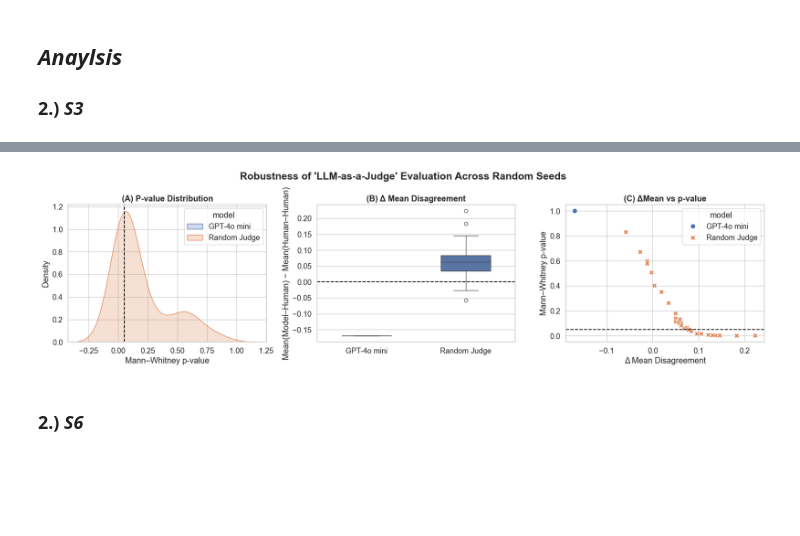
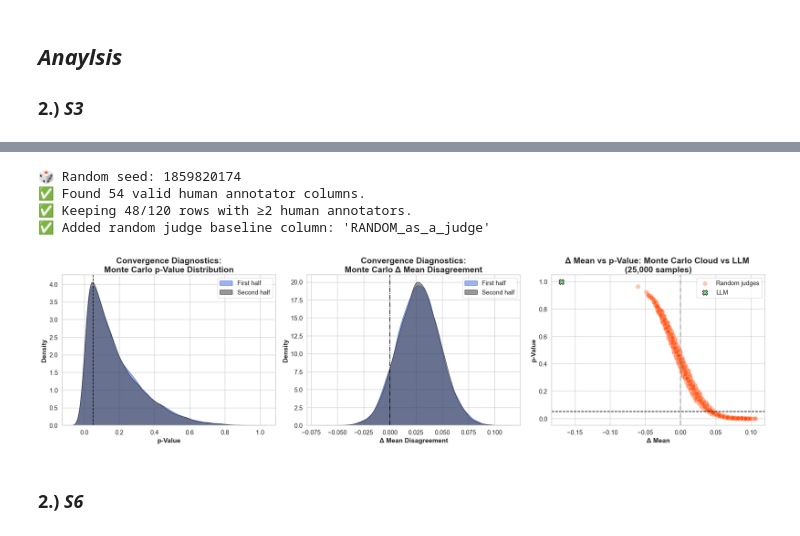
Before and after one commit to Ocean-code-1995/llm-judge-good-enough, a Jupyter notebook: politifact/src/analysis.ipynb, the cells around one changed output, grey strips where cells are left out. Drawn from its saved outputs; the diff is of its cells as text; code cells hidden in the pictures; blank space fills up the shorter version.

Commit message:
monte carlo analysis

```diff
--- a/politifact/src/analysis.ipynb
+++ b/politifact/src/analysis.ipynb
@@ -192,18 +188,21 @@ judge.plot_model_vs_human_grid(
 # %%
 judge = LLMGoodEnough(
-    df=merged_s3_df,
-    human_cols=HUMAN_COLS,
-    min_score=MIN,
-    max_score=MAX,
-    verbosity=0
+        df=merged_s3_df,
+        human_cols=HUMAN_COLS,
+        llm_cols=LLM_COLS,
+        min_score=MIN,
+        max_score=MAX,
+    )
+
+judge.plot_monte_carlo_robustness(
+    llm_col="GPT-4o mini",
 )
-
-judge.visualize_robustness(
-    llm_col="GPT-4o mini",
-    iterations=33,
-)
 # %% [output]
+🎲 Random seed: 1859820174
+✅ Found 54 valid human annotator columns.
+✅ Keeping 48/120 rows with ≥2 human annotators.
+✅ Added random judge baseline column: 'RANDOM_as_a_judge'
-[figure, old version]
+[figure, new version]
 # %% [markdown]
 ### 2.) ***S6***
 # %%
```
Also changed, not shown: parts of 16 cells of this notebook, 3 other files.
